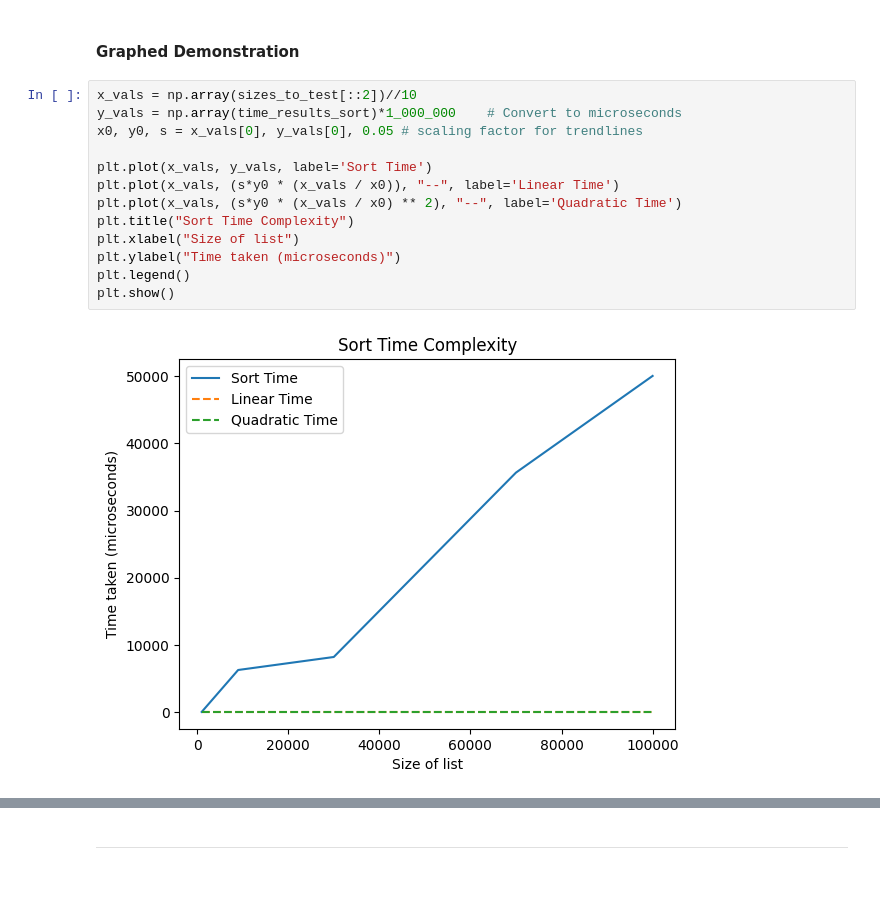
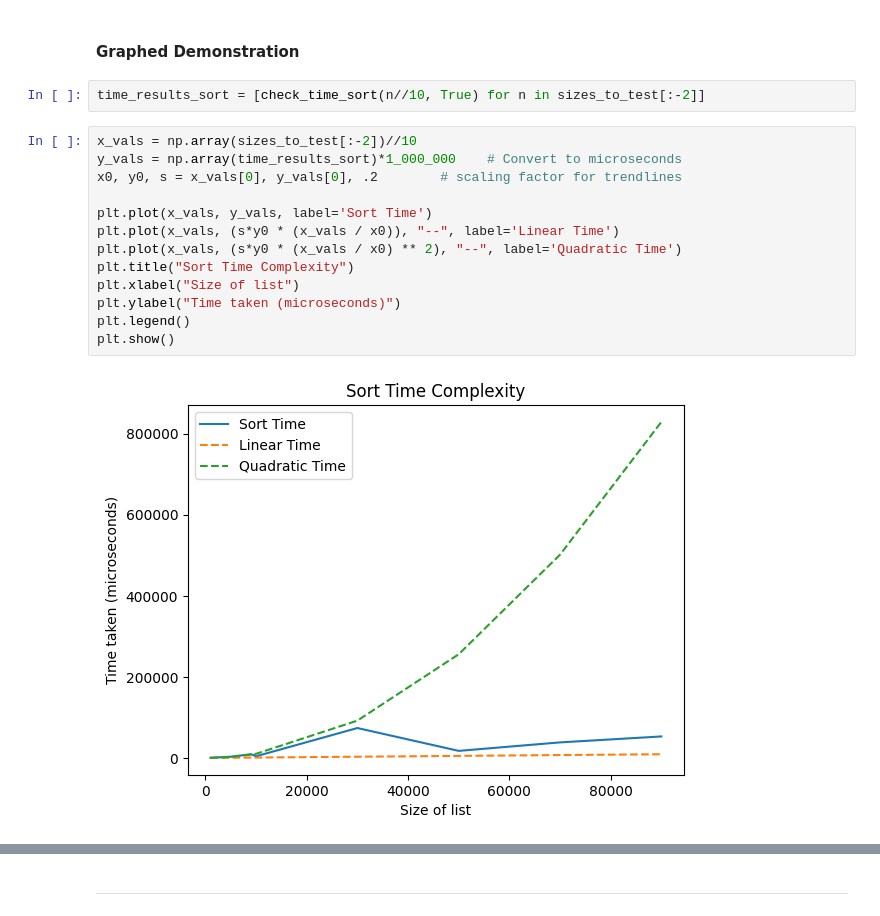
Before and after one commit to fwSara95h/ML-jcc-4m, a Jupyter notebook: daily_progress/month_01/day_08/day08.ipynb, the cells around one changed output, grey strips where cells are left out. Drawn from its saved outputs; the diff is of its cells as text; blank space fills up the shorter version.

Commit message:
add image of plot

```diff
--- a/daily_progress/month_01/day_08/day08.ipynb
+++ b/daily_progress/month_01/day_08/day08.ipynb
@@ -414,18 +414,20 @@ Time taken to sort list of size    100,000:   50,063.37 microseconds
 > **Deep Dive:** Python uses **Timsort** (a hybrid of Merge Sort and Insertion Sort). It is faster than $O(N^2)$ but slower than $O(N)$. Avoid sorting inside loops!
 # %% [markdown]
 #### Graphed Demonstration
+# %%
+time_results_sort = [check_time_sort(n//10, True) for n in sizes_to_test[:-2]]
 # %%
-x_vals = np.array(sizes_to_test[::2])//10
+x_vals = np.array(sizes_to_test[:-2])//10
 y_vals = np.array(time_results_sort)*1_000_000    # Convert to microseconds
-x0, y0, s = x_vals[0], y_vals[0], 0.05 # scaling factor for trendlines
+x0, y0, s = x_vals[0], y_vals[0], .2        # scaling factor for trendlines
 
 plt.plot(x_vals, y_vals, label='Sort Time')
 plt.plot(x_vals, (s*y0 * (x_vals / x0)), "--", label='Linear Time')
 plt.plot(x_vals, (s*y0 * (x_vals / x0) ** 2), "--", label='Quadratic Time')
 plt.title("Sort Time Complexity")
 plt.xlabel("Size of list")
 plt.ylabel("Time taken (microseconds)")
 plt.legend()
 plt.show()
 # %% [output]
-[figure, old version]
+[figure, new version]
```
Also changed, not shown: parts of 14 cells of this notebook, 1 other file.
